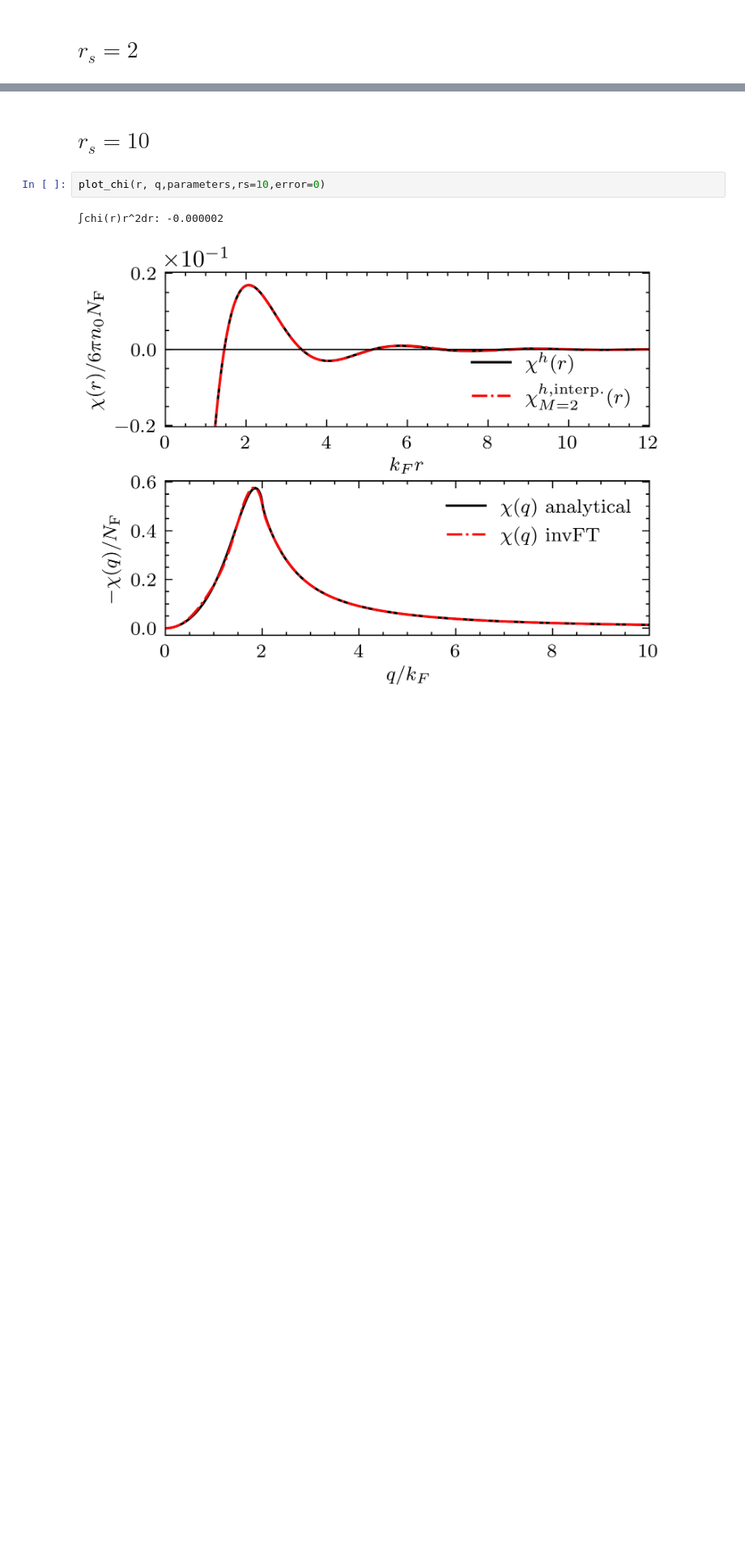
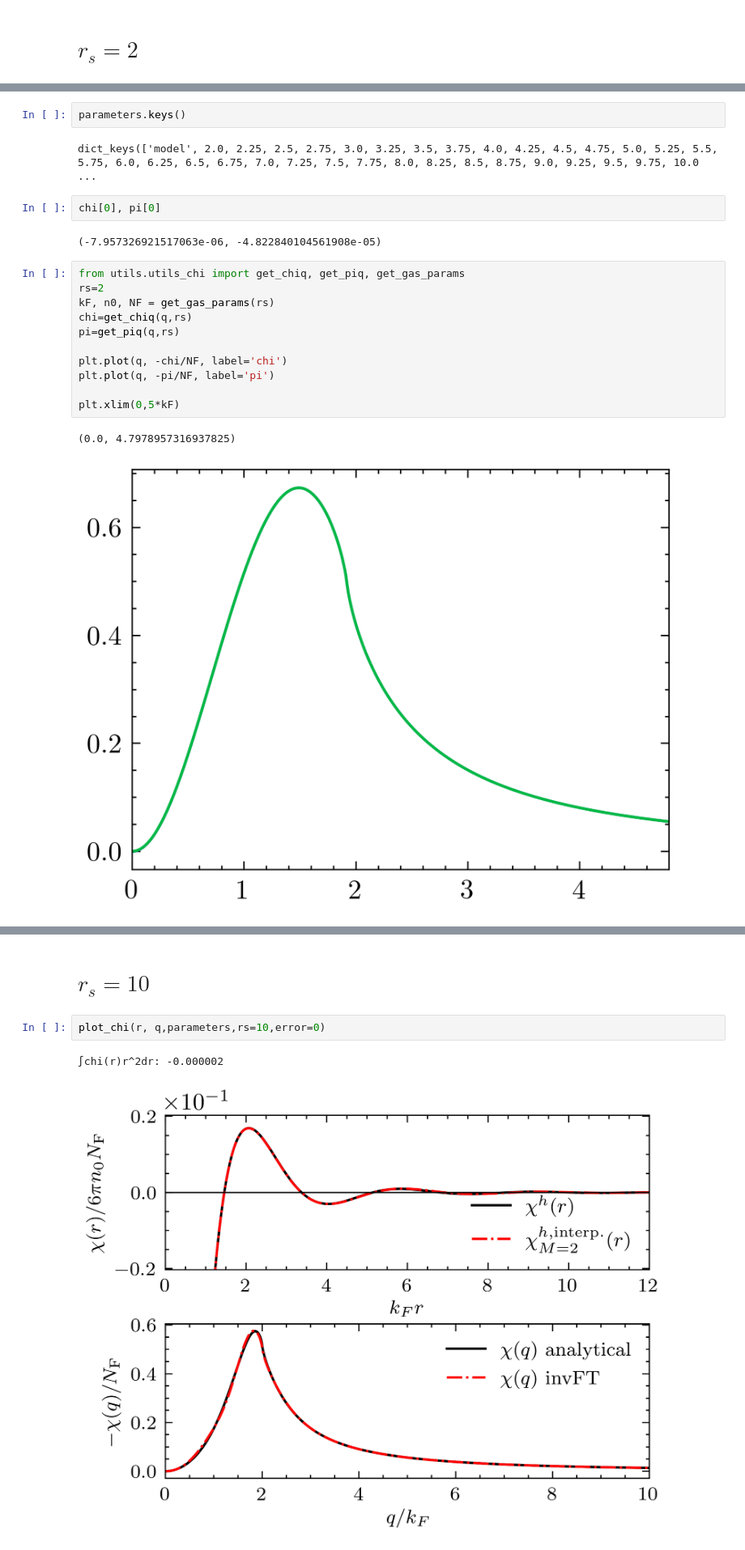
Before and after one commit to moegunes/chi_interpolation, a Jupyter notebook: check_chi.ipynb, the cells around one changed output, grey strips where cells are left out. Shown at 81% size. Saved outputs shown, nothing was run; the diff lists cells and outputs as text; blank space fills up the shorter version.

```diff
--- a/check_chi.ipynb
+++ b/check_chi.ipynb
@@ -23 +25,23 @@ plot_chi(r, q,parameters,rs=5,error=0)
+# %%
+parameters.keys()
+# %% [output]
+dict_keys(['model', 2.0, 2.25, 2.5, 2.75, 3.0, 3.25, 3.5, 3.75, 4.0, 4.25, 4.5, 4.75, 5.0, 5.25, 5.5, 5.75, 6.0, 6.25, 6.5, 6.75, 7.0, 7.25, 7.5, 7.75, 8.0, 8.25, 8.5, 8.75, 9.0, 9.25, 9.5, 9.75, 10.0 ...
+# %%
+chi[0], pi[0]
+# %% [output]
+(-7.957326921517063e-06, -4.822840104561908e-05)
+# %%
+from utils.utils_chi import get_chiq, get_piq, get_gas_params
+rs=2
+kF, n0, NF = get_gas_params(rs)
+chi=get_chiq(q,rs)
+pi=get_piq(q,rs)
+
+plt.plot(q, -chi/NF, label='chi')
+plt.plot(q, -pi/NF, label='pi')
+
+plt.xlim(0,5*kF)
+# %% [output]
+(0.0, 4.7978957316937825)
+[figure, added]
 # %%
```
Also changed, not shown: parts of 4 cells of this notebook, 7 other files.
